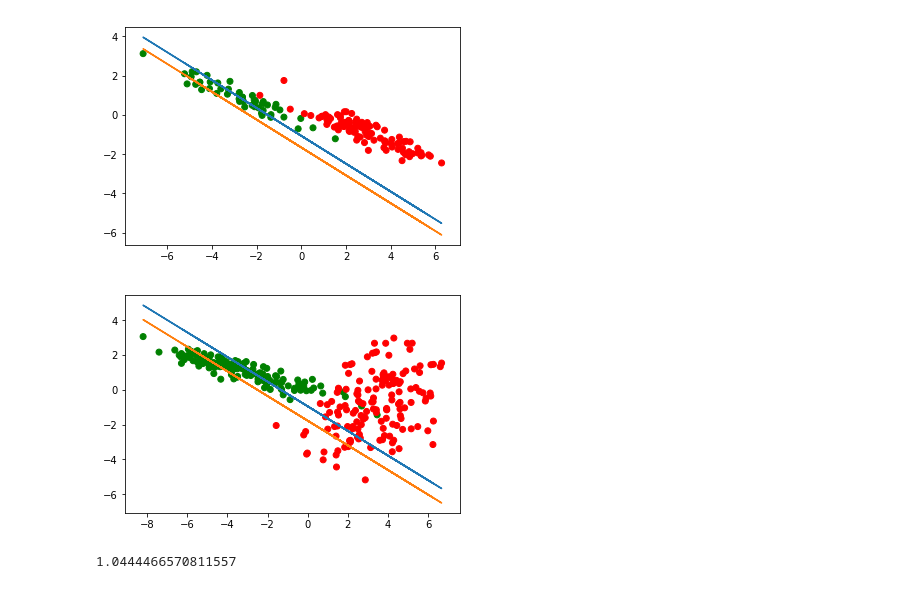
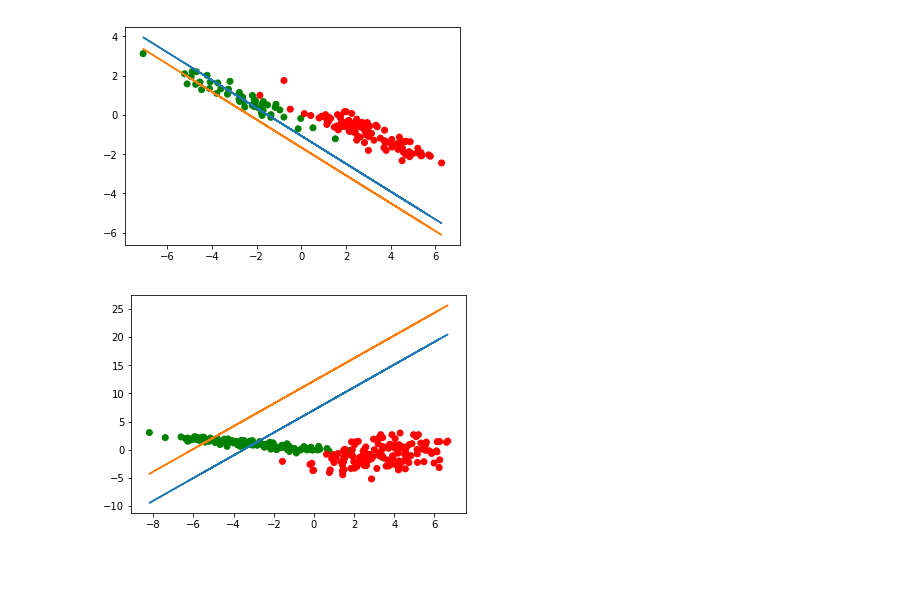
Before and after one commit to YoucefZemmouri/Graphical_Model_HMK1, a Jupyter notebook: Linear_Regression.ipynb, the cells around one changed output. Drawn from its saved outputs; the diff is of its cells as text; code cells hidden in the pictures.

Commit message:
separation Linear Regression for all sets. Issue: obviously false

```diff
--- a/Linear_Regression.ipynb
+++ b/Linear_Regression.ipynb
@@ -75,32 +75,25 @@ plt.show()
 # %% [output]
 [figure]
 # %%
-linear_regression(classificationB_train_X,classificationB_train_Y)
+w = linear_regression(classificationB_train_X,classificationB_train_Y)
 sigma2 = classificationB_train_Y-classificationB_train_X.dot(w)
 sigma2 = (sigma2.transpose().dot(sigma2))/(classificationB_train_Y.shape[0])
 sigma2 =np.asscalar(sigma2)
 sigma2
+
 x2 = (1-w[0]*classificationB_train_X[:,0]-w[2]+sigma2*math.log((sigma2*math.pi)/2))/w[1]
 x2_1 = (1-w[0]*classificationB_train_X[:,0]-w[2]-sigma2*math.log((sigma2*math.pi)/2))/w[1]
 x1 = classificationB_train_X[:,0]
 plt.plot(x1,x2)
 plt.plot(x1,x2_1)
 
 
 A = classificationB_train_X[:,0]
 B = classificationB_train_X[:,1]
 label = classificationB_train_Y
 color = ['red' if l == 0 else 'green' for l in label]
 plt.scatter(A, B, color=color)
 
 plt.show()
 # %% [output]
-[figure, old version]
+[figure, new version]
-# %%
-linear_regression(classificationC_train_X,classificationC_train_Y)
-sigma2 = classificationC_train_Y-classificationC_train_X.dot(w)
-sigma2 = (sigma2.transpose().dot(sigma2))/(classificationC_train_Y.shape[0])
-sigma2 =np.asscalar(sigma2)
-sigma2
-# %% [output]
-1.0444466570811557
```
Also changed, not shown: parts of 1 cell of this notebook.
